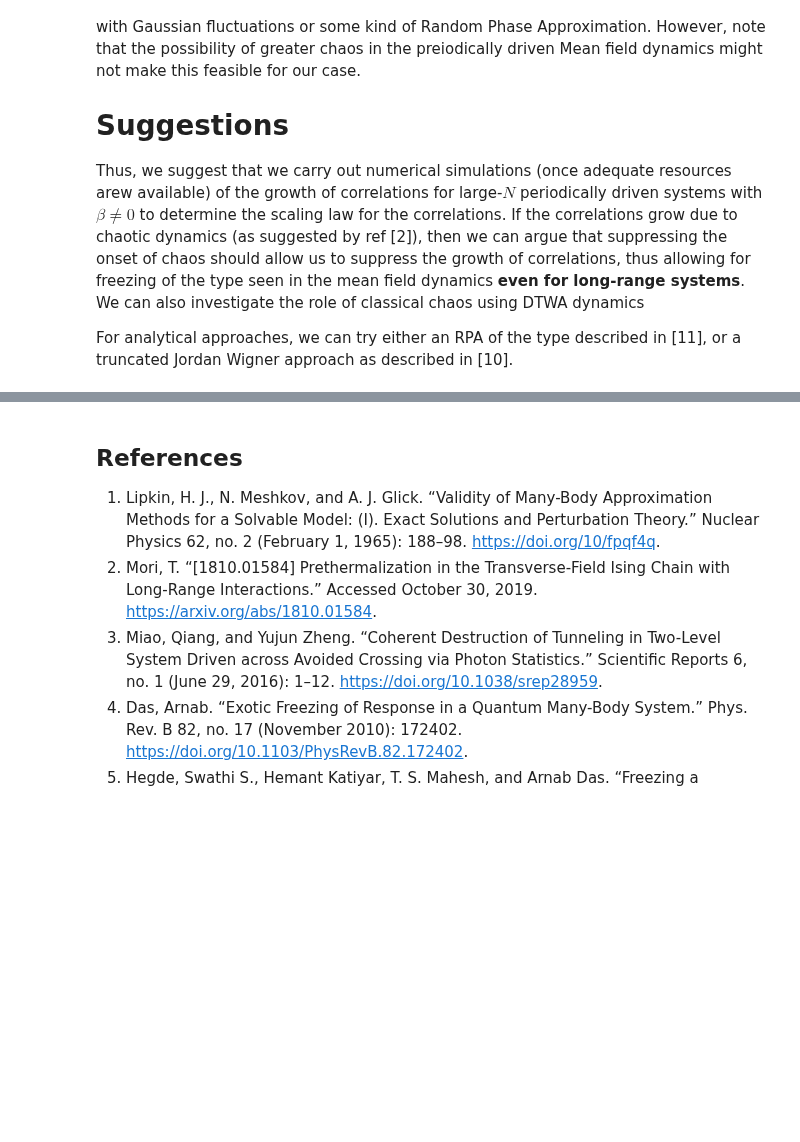
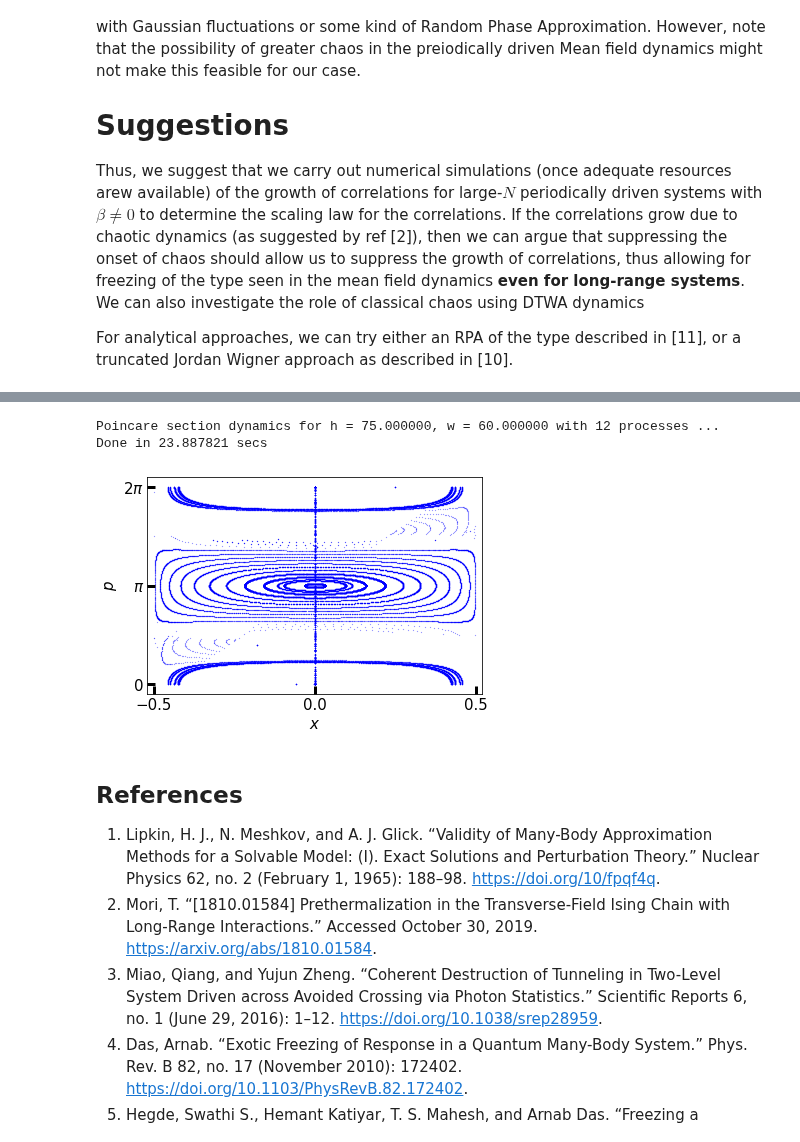
Before and after one commit to deyh2020/periodic_lipkin, a Jupyter notebook: lipkin.ipynb, the cells around one changed output, grey strips where cells are left out. Cells and saved outputs as stored; diff of their text form; code cells hidden in the pictures; blank space fills up the shorter version.

Commit message:
parallelized poincare section of lipkin dynamics

```diff
--- a/lipkin.ipynb
+++ b/lipkin.ipynb
@@ -445,3 +390,73 @@ plt.tick_params(direction='in', length=8, width=3, labelsize=fs)
+# %%
+# Lipkin Model Cross-Section
+import numpy as np
+from scipy.integrate import odeint
+import matplotlib.pyplot as plt
+from multiprocessing import Pool
+import time
+
+fs = 15
+
+# Drive parameters
+h0 = 0.1
+h = 75.0
+omega = 20.0 + 40.0
+
+# Maximum number of strobes
+nmax = 1000
+
+# Number of Processors
+nprocs = 12
+
+def lmg(z, t, h0, h, w):
+    q, p = z
+    drive = h0 + h * np.cos(w * t)
+    sterm = np.sqrt(1.0 - 4.0 * q * q)
+    qdot = drive * sterm * np.sin(p)
+    pdot = 4.0 * q * (1.0 - (drive * np.cos(p)/sterm) )
+    return [qdot, pdot]
+
+def poincare_sec(x0, p0, nmax, args):
+    h0, h, omega = args
+    T = 2.0 * np.pi/omega
+    t = T * np.arange(nmax)
+    return odeint(lmg, [x0, p0], t, args=args)
+
+# Initial Conditions
+n_ic = 60
+init_x = np.linspace(-0.45, 0.45, n_ic)
+init_x = np.append(init_x, 0.0)
+init_p = np.linspace(0.0, 2.0 * np.pi, n_ic)
+init_p = np.append(init_p, np.pi + 0.2)
+
+if __name__ == '__main__':
+    p = Pool(processes = nprocs)
+    print("Poincare section dynamics for h = %f, w = %f with %d processes ..." % (h, omega, nprocs))
+    start = time.time()
+    poincare_data = p.starmap(poincare_sec,[(x0, p0, nmax, (h0, h, omega)) for x0, p0 in zip(init_x, init_p)])
+    elapsed =  (time.time() - start)
+    print("Done in %lf secs" % elapsed)
+    poincare_data = np.vstack(poincare_data)
+    q = poincare_data[:,0]
+    p = poincare_data[:,1] % (2.0 * np.pi)
+    plt.scatter(q, p , color='blue', marker='.', s=.1)
+
+    plt.xlabel(r"$x$", fontsize=fs)
+    x_tick = np.array([-0.5, 0.0, 0.5])
+    plt.xticks(x_tick)
+    plt.xlim(-0.52, 0.52)
+
+    unit   = 1.0
+    p_tick = np.arange(0.0, 2.0 + unit, unit)
+    p_label = [r"$0$", r"$\pi$", r"$2\pi$"]
+    plt.yticks(p_tick*np.pi, p_label, fontsize=20)
+    plt.ylabel(r"$p$", fontsize=fs)
+
+    plt.tick_params(direction='in', length=8, width=3, labelsize=fs)
+# %% [output]
+Poincare section dynamics for h = 75.000000, w = 60.000000 with 12 processes ...
+Done in 23.887821 secs
+[figure, added]
 # %% [markdown]
 ## References
 1. Lipkin, H. J., N. Meshkov, and A. J. Glick. “Validity of Many-Body Approximation Methods for a Solvable Model: (I). Exact Solutions and Perturbation Theory.” Nuclear Physics 62, no. 2 (February 1, 1965): 188–98. https://doi.org/10/fpqf4q.
```
Also changed, not shown: parts of 1 cell of this notebook.
